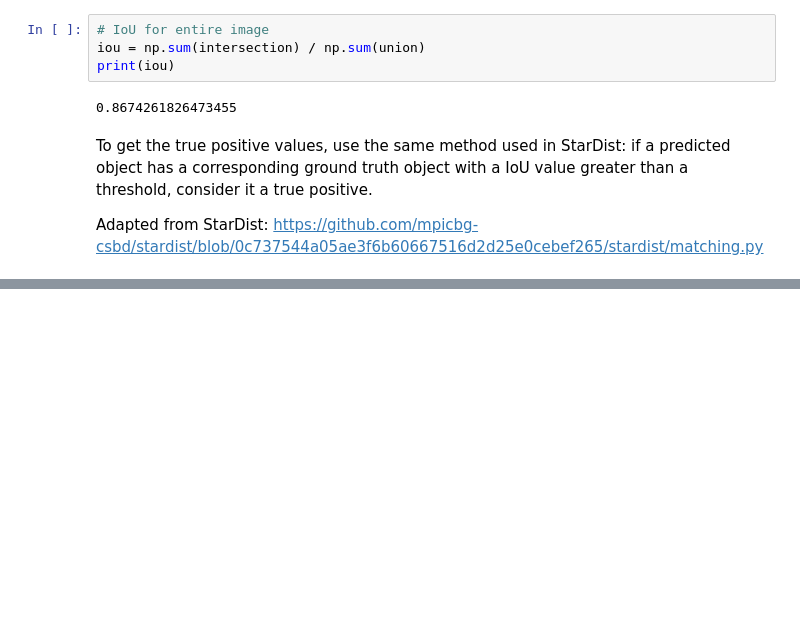
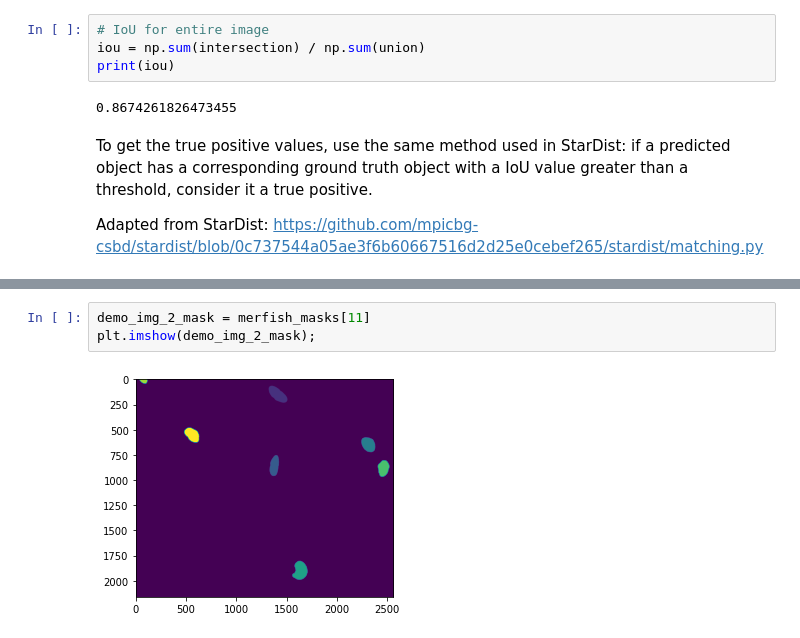
Before and after one commit to annajiwons/merfish-segmentation, a Jupyter notebook: 4_watershed/watershed.ipynb, the cells around one changed output, grey strips where cells are left out. Saved outputs shown, nothing was run; the diff lists cells and outputs as text; blank space fills up the shorter version.

```diff
--- a/4_watershed/watershed.ipynb
+++ b/4_watershed/watershed.ipynb
@@ -188,0 +245,5 @@ IoU scores: [0.76130734 0.87472071 0.95920617 0.71088336 0.87635756 0.92034333
+# %%
+demo_img_2_mask = merfish_masks[11]
+plt.imshow(demo_img_2_mask);
+# %% [output]
+[figure, added]
```
Also changed, not shown: parts of 18 cells of this notebook.
